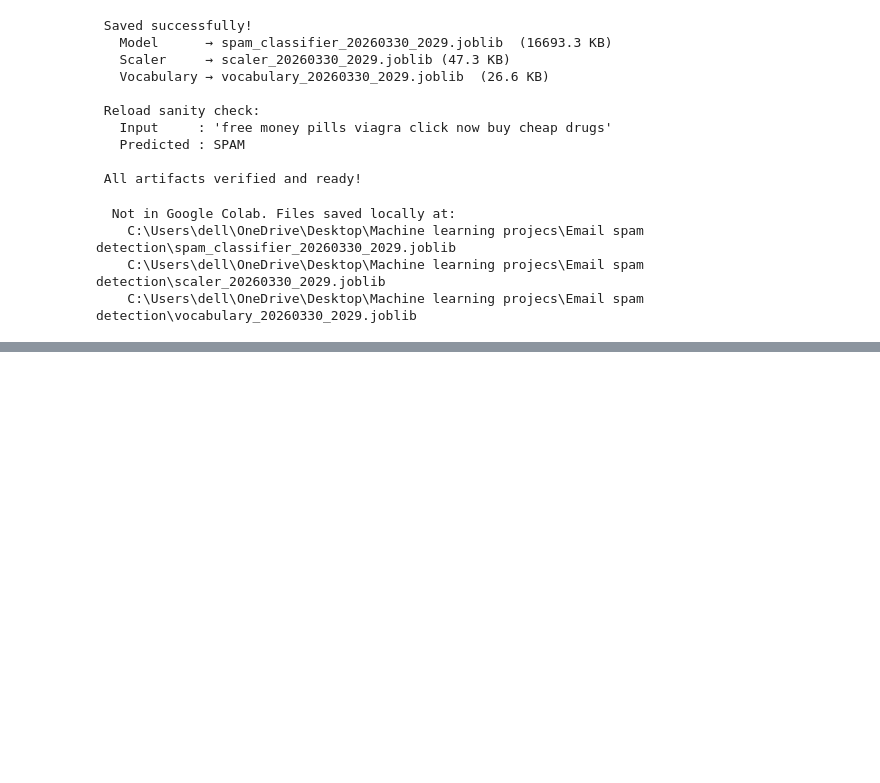
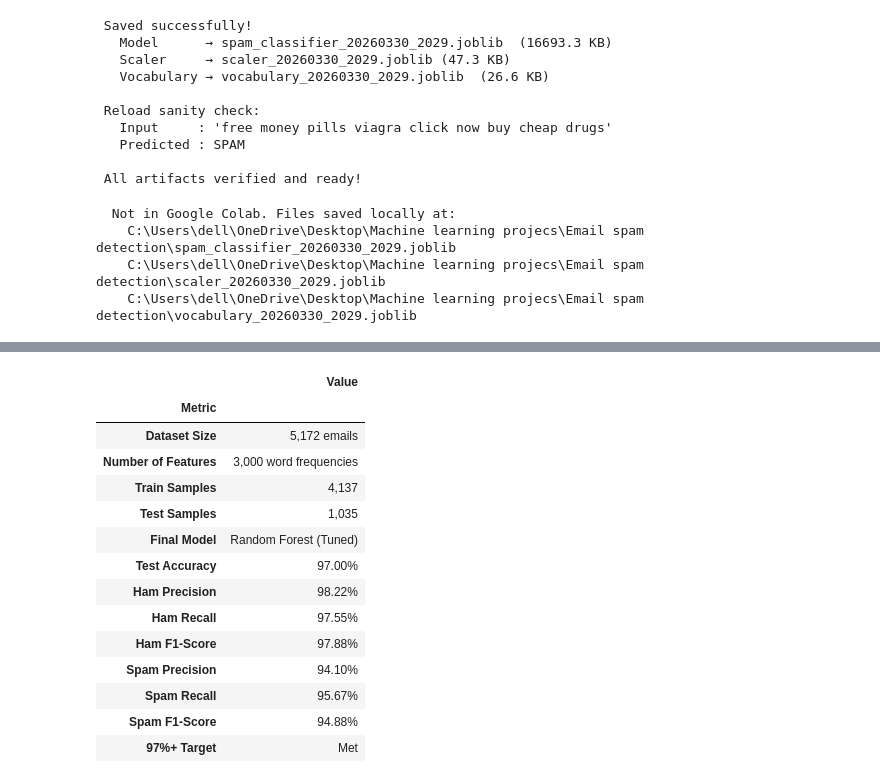
Before and after one commit to lauv22/spam-email-detection, a Jupyter notebook: Email spam detection.ipynb, the cells around one changed output, grey strips where cells are left out. Cells and saved outputs as stored; diff of their text form; code cells hidden in the pictures; blank space fills up the shorter version.

```diff
--- a/Email spam detection.ipynb
+++ b/Email spam detection.ipynb
@@ -643,31 +643,49 @@ except ImportError:
     C:\Users\dell\OneDrive\Desktop\Machine learning projecs\Email spam detection\vocabulary_20260330_2029.joblib
 # %%
 # ============================================================
-# Cell 15: Final Project Summary Card
+# Cell 15: Final Project Summary
 # ============================================================
 
-report     = classification_report(y_test, y_pred_final,
-                                    target_names=['Ham', 'Spam'],
-                                    output_dict=True)
-target_met = "🎉 TARGET MET!" if final_acc >= 0.97 else "⚠️  Try tuning further"
+report = classification_report(y_test, y_pred_final,
+                                target_names=['Ham', 'Spam'],
+                                output_dict=True)
 
-print("╔══════════════════════════════════════════════════════════╗")
-print("║       SOFTGROWTECH ML INTERNSHIP — PROJECT 2            ║")
-print("║             SPAM EMAIL DETECTION — SUMMARY              ║")
-print("╠══════════════════════════════════════════════════════════╣")
-print(f"║  Dataset         : emails.csv (5,172 emails)            ║")
-print(f"║  Features        : 3,000 pre-computed word frequencies  ║")
-print(f"║  Scaling         : MaxAbsScaler (sparse-safe)           ║")
-print(f"║  Models Compared : BNB, Logistic Reg, SVM, Rnd Forest   ║")
-print(f"║  Tuning          : GridSearchCV (5-fold Stratified CV)  ║")
-print("╠══════════════════════════════════════════════════════════╣")
-print(f"║  FINAL MODEL     : {final_model_name:<38}║")
-print(f"║  Test Accuracy   : {final_acc*100:>6.2f}%"+" "*33+"║")
-print(f"║  Ham  Precision  : {report['Ham']['precision']*100:>6.2f}%"+" "*33+"║")
-print(f"║  Spam Precision  : {report['Spam']['precision']*100:>6.2f}%"+" "*33+"║")
-print(f"║  Spam Recall     : {report['Spam']['recall']*100:>6.2f}%"+" "*33+"║")
-print(f"║  Spam F1-Score   : {report['Spam']['f1-score']*100:>6.2f}%"+" "*33+"║")
-print("╠══════════════════════════════════════════════════════════╣")
-print(f"║  97%+ Accuracy Target : {target_met:<34}║")
-print("╚══════════════════════════════════════════════════════════╝")
+summary_data = {
+    'Metric': [
+        'Dataset Size',
+        'Number of Features',
+        'Train Samples',
+        'Test Samples',
+        'Final Model',
+        'Test Accuracy',
+        'Ham Precision',
+        'Ham Recall',
+        'Ham F1-Score',
+        'Spam Precision',
+        'Spam Recall',
+        'Spam F1-Score',
+        '97%+ Target'
+    ],
+    'Value': [
+        '5,172 emails',
+        '3,000 word frequencies',
+        f'{len(X_train):,}',
+        f'{len(X_test):,}',
+        final_model_name,
+        f"{final_acc*100:.2f}%",
+        f"{report['Ham']['precision']*100:.2f}%",
+        f"{report['Ham']['recall']*100:.2f}%",
+        f"{report['Ham']['f1-score']*100:.2f}%",
+        f"{report['Spam']['precision']*100:.2f}%",
+        f"{report['Spam']['recall']*100:.2f}%",
+        f"{report['Spam']['f1-score']*100:.2f}%",
+        ' Met' if final_acc >= 0.97 else ' Not Met'
+    ]
+}
+
+summary_df = pd.DataFrame(summary_data)
+summary_df = summary_df.set_index('Metric')
+
+print(" Project Summary\n")
+display(summary_df)
 # %% [output]
@@ -692,0 +693,15 @@ print("╚═══════════════════════
+|  | Value |
+| Metric |  |
+| Dataset Size | 5,172 emails |
+| Number of Features | 3,000 word frequencies |
+| Train Samples | 4,137 |
+| Test Samples | 1,035 |
+| Final Model | Random Forest (Tuned) |
+| Test Accuracy | 97.00% |
+| Ham Precision | 98.22% |
+| Ham Recall | 97.55% |
+| Ham F1-Score | 97.88% |
+| Spam Precision | 94.10% |
+| Spam Recall | 95.67% |
+| Spam F1-Score | 94.88% |
+| 97%+ Target | Met |
```
Also changed, not shown: parts of 1 cell of this notebook.
